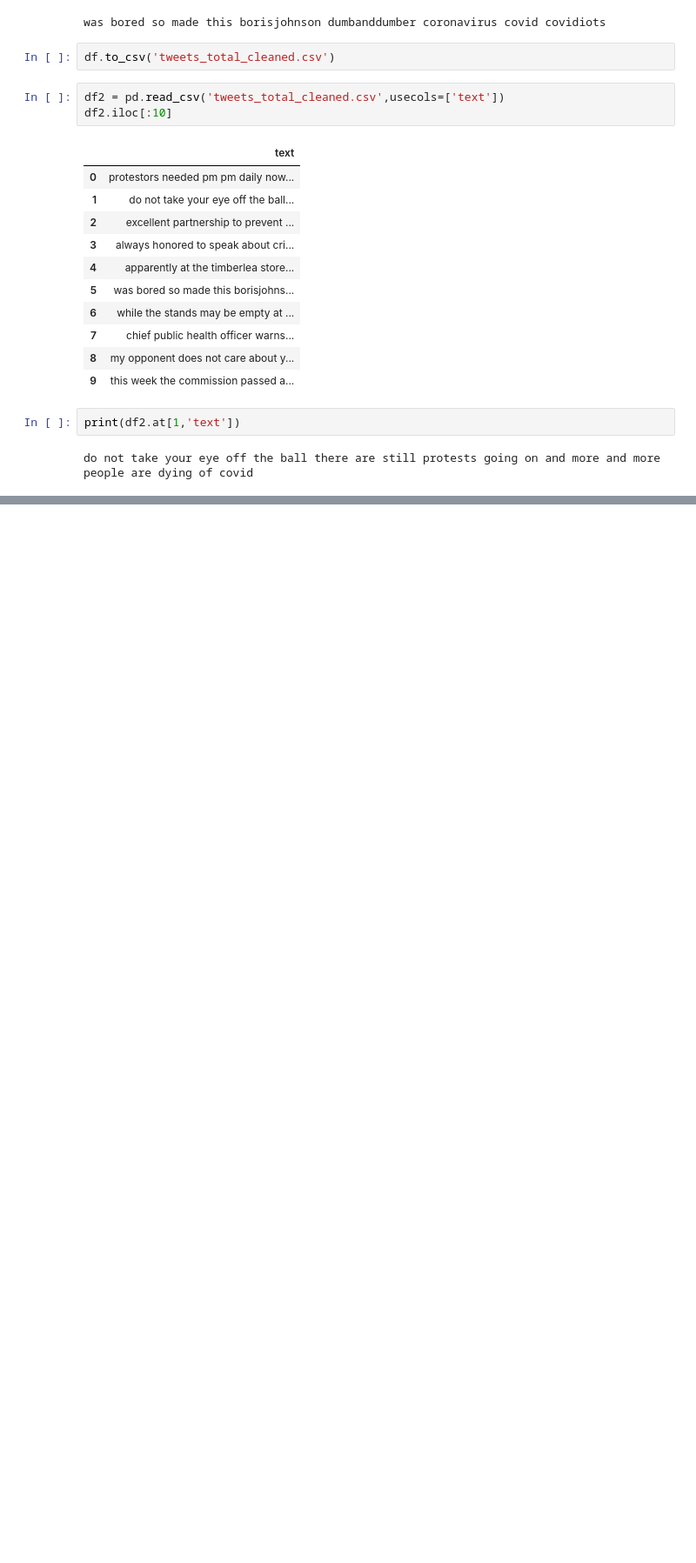
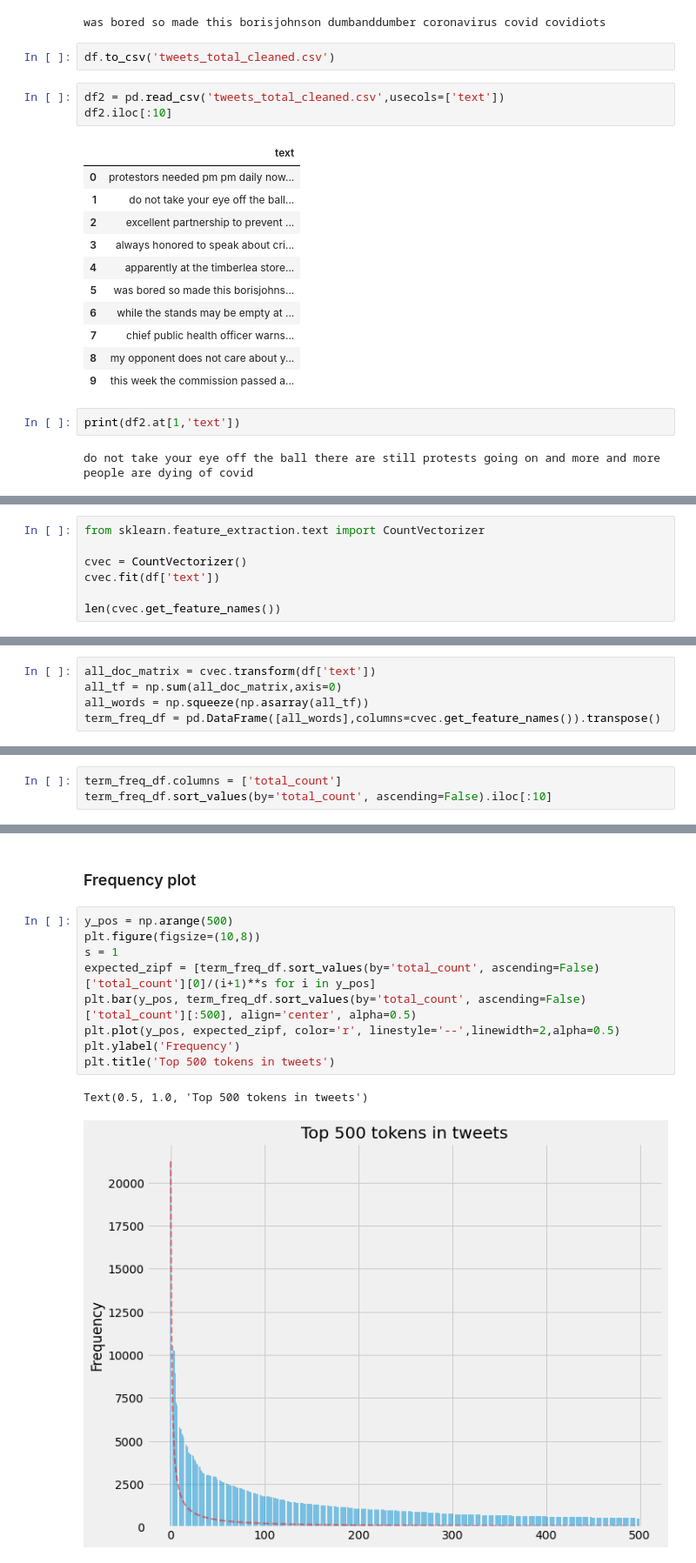
Before and after one commit to super3one/6000I-Sentiment-Analysis-on-Covid19-Tweets, a Jupyter notebook: Data_Cleasing.ipynb, the cells around one changed output, grey strips where cells are left out. Shown at 87% size. Cells and saved outputs as stored; diff of their text form; blank space fills up the shorter version.

```diff
--- a/Data_Cleasing.ipynb
+++ b/Data_Cleasing.ipynb
@@ -73,0 +223,7 @@ do not take your eye off the ball there are still protests going on and more and
+# %%
+from sklearn.feature_extraction.text import CountVectorizer
+
+cvec = CountVectorizer()
+cvec.fit(df['text'])
+
+len(cvec.get_feature_names())
@@ -73,0 +232,5 @@ do not take your eye off the ball there are still protests going on and more and
+# %%
+all_doc_matrix = cvec.transform(df['text'])
+all_tf = np.sum(all_doc_matrix,axis=0)
+all_words = np.squeeze(np.asarray(all_tf))
+term_freq_df = pd.DataFrame([all_words],columns=cvec.get_feature_names()).transpose()
@@ -73,0 +253,3 @@ do not take your eye off the ball there are still protests going on and more and
+# %%
+term_freq_df.columns = ['total_count']
+term_freq_df.sort_values(by='total_count', ascending=False).iloc[:10]
@@ -73,0 +268,14 @@ do not take your eye off the ball there are still protests going on and more and
+# %% [markdown]
+### Frequency plot
+# %%
+y_pos = np.arange(500)
+plt.figure(figsize=(10,8))
+s = 1
+expected_zipf = [term_freq_df.sort_values(by='total_count', ascending=False)['total_count'][0]/(i+1)**s for i in y_pos]
+plt.bar(y_pos, term_freq_df.sort_values(by='total_count', ascending=False)['total_count'][:500], align='center', alpha=0.5)
+plt.plot(y_pos, expected_zipf, color='r', linestyle='--',linewidth=2,alpha=0.5)
+plt.ylabel('Frequency')
+plt.title('Top 500 tokens in tweets')
+# %% [output]
+Text(0.5, 1.0, 'Top 500 tokens in tweets')
+[figure, added]
```
Also changed, not shown: parts of 27 cells of this notebook, 1 other file.
